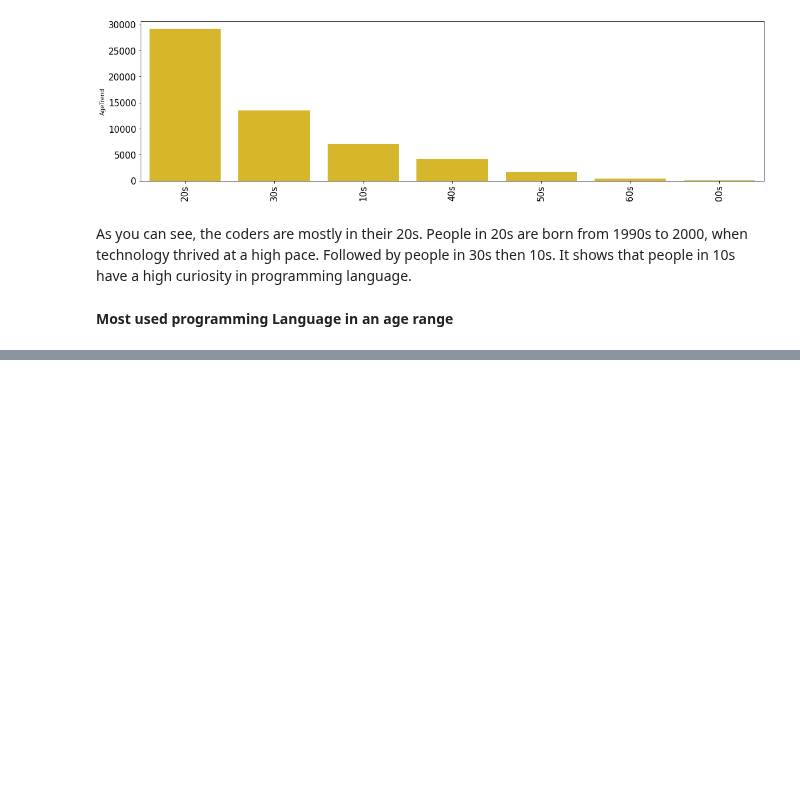
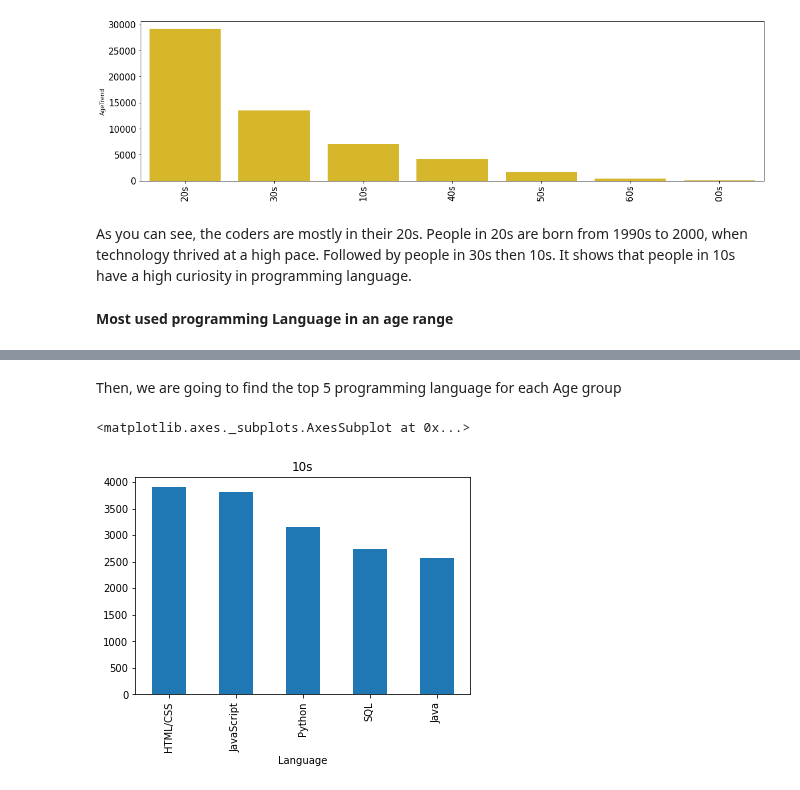
Before and after one commit to yessymarie/dsblogpost, a Jupyter notebook: main.ipynb, the cells around one changed output, grey strips where cells are left out. Cells and saved outputs as stored; diff of their text form; code cells hidden in the pictures; blank space fills up the shorter version.

```diff
--- a/main.ipynb
+++ b/main.ipynb
@@ -122,0 +109,11 @@ As you can see, the coders are mostly in their 20s. People in 20s are born from
+# %%
+d_list = []
+
+for index, row in df.iterrows():
+    for value in str(row['LanguageWorkedWith']).split(';'):
+        d_list.append({'AgeTrend':row['AgeTrend'],
+                       'Language':value})
+df_Language = df.append(d_list, ignore_index=True)
+df_Language = df_Language.groupby('AgeTrend')['Language'].value_counts()
+df_Language = df_Language.unstack(level=-1).fillna(0)
+df_Language
@@ -122,0 +129,18 @@ As you can see, the coders are mostly in their 20s. People in 20s are born from
+# %% [markdown]
+Then, we are going to find the top 5 programming language for each Age group
+# %%
+df_Language_10s = df_Language.iloc[0].sort_values(ascending=False).head(5)
+df_Language_20s = df_Language.iloc[1].sort_values(ascending=False).head(5)
+df_Language_30s = df_Language.iloc[2].sort_values(ascending=False).head(5)
+df_Language_40s = df_Language.iloc[3].sort_values(ascending=False).head(5)
+df_Language_50s = df_Language.iloc[4].sort_values(ascending=False).head(5)
+df_Language_60s = df_Language.iloc[5].sort_values(ascending=False).head(5)
+#plt.xticks(rotation='vertical', fontsize=15.0)
+#plt.yticks(fontsize=15.0)
+#sns.barplot(x=df_Language['C'], y=df_Language.index.max(axis=1), color="#F2C80F")
+#plt.show()
+# %%
+df_Language_10s.plot(kind='bar', title='10s')
+# %% [output]
+<matplotlib.axes._subplots.AxesSubplot at 0x...>
+[figure, added]
```
Also changed, not shown: parts of 12 cells of this notebook.
